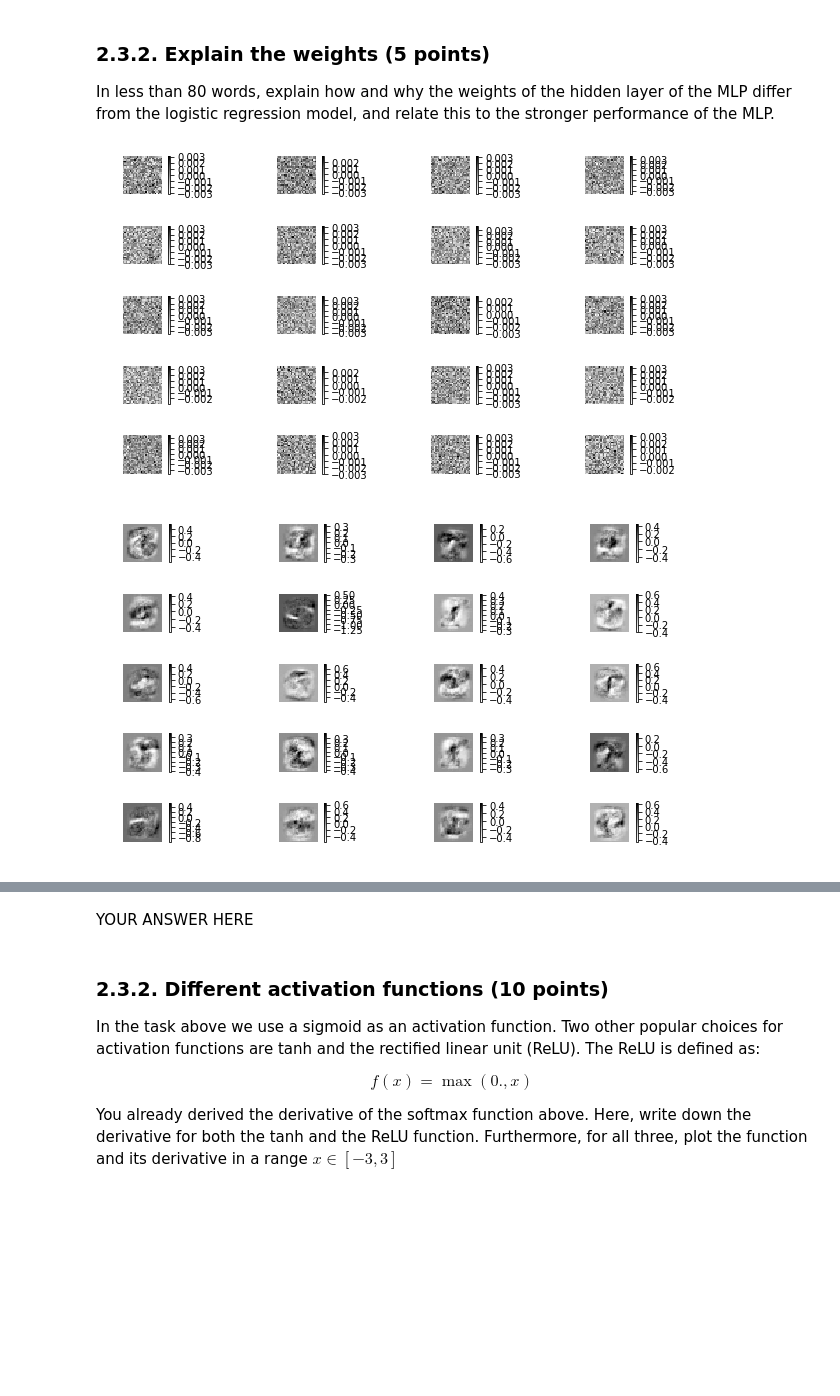
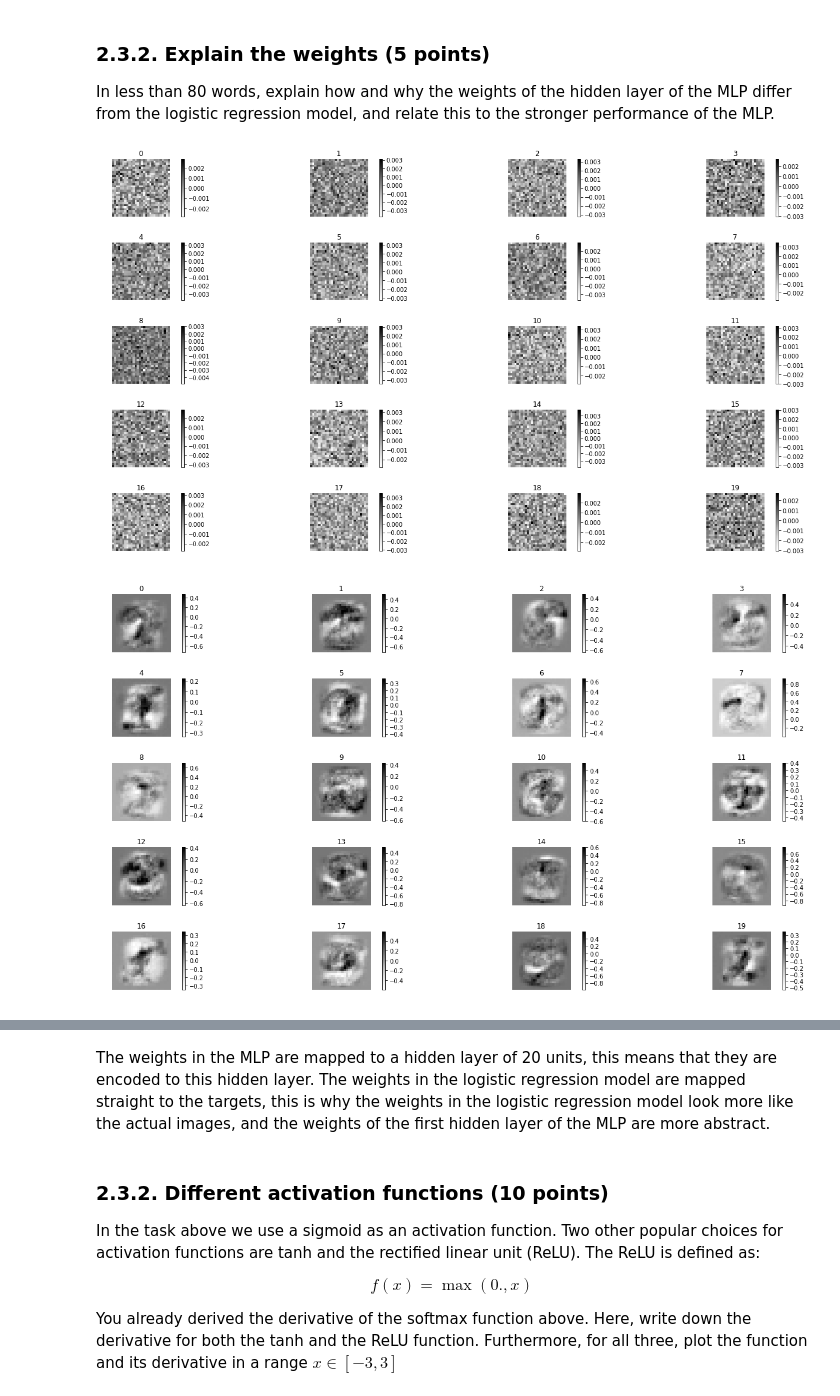
Before and after one commit to MBonnee/ML1, a Jupyter notebook: lab2/lab2.ipynb, the cells around one changed output, grey strips where cells are left out. Saved outputs shown, nothing was run; the diff lists cells and outputs as text; code cells hidden in the pictures; blank space fills up the shorter version.

```diff
--- a/lab2/lab2.ipynb
+++ b/lab2/lab2.ipynb
@@ -643,8 +652,7 @@ class MLP():
         log_p, log_Z, log_q = self.output_layer(self.W, h, self.b)
 
         max_log_q = log_q.max(axis=1)
-        diff = log_q - max_log_q[:, None]
-        logZ = max_log_q + np.log((np.exp(diff)).sum(axis=1))
+        logZ = max_log_q + np.log((np.exp(log_q - max_log_q[:, None])).sum(axis=1))
         log_p = log_q - logZ[:, None]
 
         return np.mean(log_p[np.arange(x.shape[0]), t])
@@ -710,8 +718,9 @@ In less than 80 words, explain how and why the weights of the hidden layer of th
 # %%
 # Plot the weights of the first layer for the best model
 epochs = [0, 4, 8]
 for epoch in epochs:
-    plot_digits(weights_first_layer1[epoch].T, num_cols=4)
+    plt.figure(figsize=(20,10))
+    plot_digits(weights_first_layer1[epoch].T, num_cols=4, targets=list(range(weights_first_layer1[epoch,:].shape[0])))
 # %% [output]
-[figure, old version]
+[figure, new version]
-[figure, old version]
+[figure, new version]
@@ -719,5 +728,5 @@ for epoch in epochs:
-# %% [markdown]
-YOUR ANSWER HERE
+# %% [markdown]
+The weights in the MLP are mapped to a hidden layer of 20 units, this means that they are encoded to this hidden layer. The weights in the logistic regression model are mapped straight to the targets, this is why the weights in the logistic regression model look more like the actual images, and the weights of the first hidden layer of the MLP are more abstract.
 # %% [markdown]
 ### 2.3.2. Different activation functions (10 points)
 In the task above we use a sigmoid as an activation function.
```
Also changed, not shown: parts of 14 cells of this notebook.
